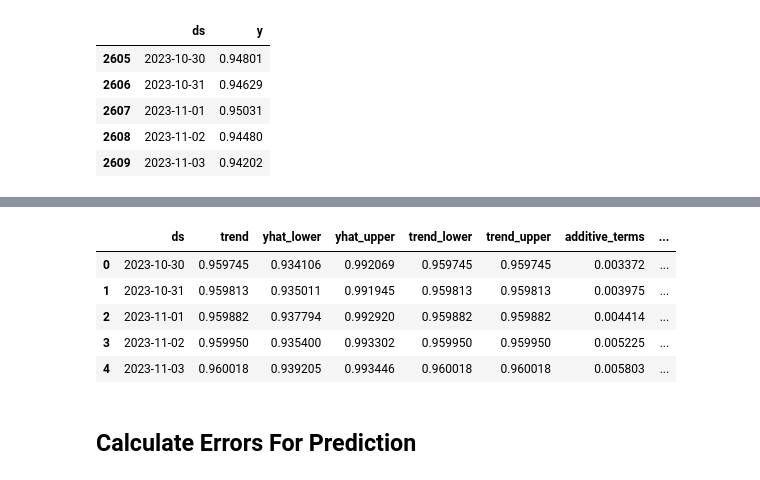
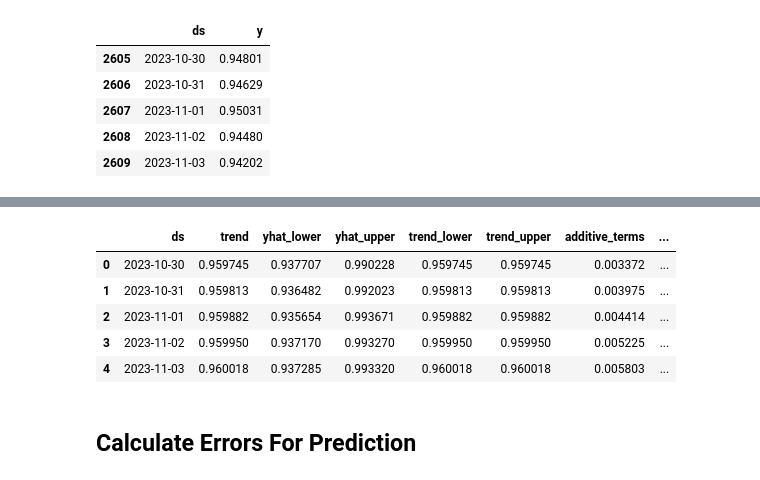
Before and after one commit to zhengyuntao123/MLSP_Currency-Exchange-Prediction, a Jupyter notebook: Currency Exchange Prediction.ipynb, the cells around one changed output, grey strips where cells are left out. Drawn from its saved outputs; the diff is of its cells as text; code cells hidden in the pictures.

```diff
--- a/Currency Exchange Prediction.ipynb
+++ b/Currency Exchange Prediction.ipynb
@@ -309,19 +309,19 @@ df_test_prophet[0]
 | 2608 | 2023-11-02 | 0.94480 |
 | 2609 | 2023-11-03 | 0.94202 |
 # %%
-# prophet_models = []
+prophet_models = []
 
-# for curve_data in df_train_prophet:
-#     model = Prophet()
-#     model.fit(curve_data)
+for curve_data in df_train_prophet:
+    model = Prophet()
+    model.fit(curve_data)
 
-#     last_date = datetime.strptime(curve_data['ds'].max(), '%Y-%m-%d')
-#     # Create a date range for the next 5 trading days, excluding weekends
-#     future_dates = pd.date_range(start=last_date+timedelta(1), periods=5, freq='B')
-#     # Create a DataFrame with these dates
-#     future_df = pd.DataFrame({'ds': future_dates})
-#     # Make predictions
-#     forecast = model.predict(future_df)
-#     # Store the model and its forecast in a list
-#     prophet_models.append((model, forecast))
+    last_date = datetime.strptime(curve_data['ds'].max(), '%Y-%m-%d')
+    # Create a date range for the next 5 trading days, excluding weekends
+    future_dates = pd.date_range(start=last_date+timedelta(1), periods=5, freq='B')
+    # Create a DataFrame with these dates
+    future_df = pd.DataFrame({'ds': future_dates})
+    # Make predictions
+    forecast = model.predict(future_df)
+    # Store the model and its forecast in a list
+    prophet_models.append((model, forecast))
 # %% [output]
@@ -334,12 +334,12 @@ df_test_prophet[0]
 # %%
-# prophet_models[0][1]
+prophet_models[0][1]
 # %% [output]
 |  | ds | trend | yhat_lower | yhat_upper | trend_lower | trend_upper | additive_terms | ... |
-| 0 | 2023-10-30 | 0.959745 | 0.934106 | 0.992069 | 0.959745 | 0.959745 | 0.003372 | ... |
-| 1 | 2023-10-31 | 0.959813 | 0.935011 | 0.991945 | 0.959813 | 0.959813 | 0.003975 | ... |
-| 2 | 2023-11-01 | 0.959882 | 0.937794 | 0.992920 | 0.959882 | 0.959882 | 0.004414 | ... |
-| 3 | 2023-11-02 | 0.959950 | 0.935400 | 0.993302 | 0.959950 | 0.959950 | 0.005225 | ... |
-| 4 | 2023-11-03 | 0.960018 | 0.939205 | 0.993446 | 0.960018 | 0.960018 | 0.005803 | ... |
+| 0 | 2023-10-30 | 0.959745 | 0.937707 | 0.990228 | 0.959745 | 0.959745 | 0.003372 | ... |
+| 1 | 2023-10-31 | 0.959813 | 0.936482 | 0.992023 | 0.959813 | 0.959813 | 0.003975 | ... |
+| 2 | 2023-11-01 | 0.959882 | 0.935654 | 0.993671 | 0.959882 | 0.959882 | 0.004414 | ... |
+| 3 | 2023-11-02 | 0.959950 | 0.937170 | 0.993270 | 0.959950 | 0.959950 | 0.005225 | ... |
+| 4 | 2023-11-03 | 0.960018 | 0.937285 | 0.993320 | 0.960018 | 0.960018 | 0.005803 | ... |
 # %% [markdown]
 ## Calculate Errors For Prediction
 # %%
```
Also changed, not shown: parts of 44 cells of this notebook.
